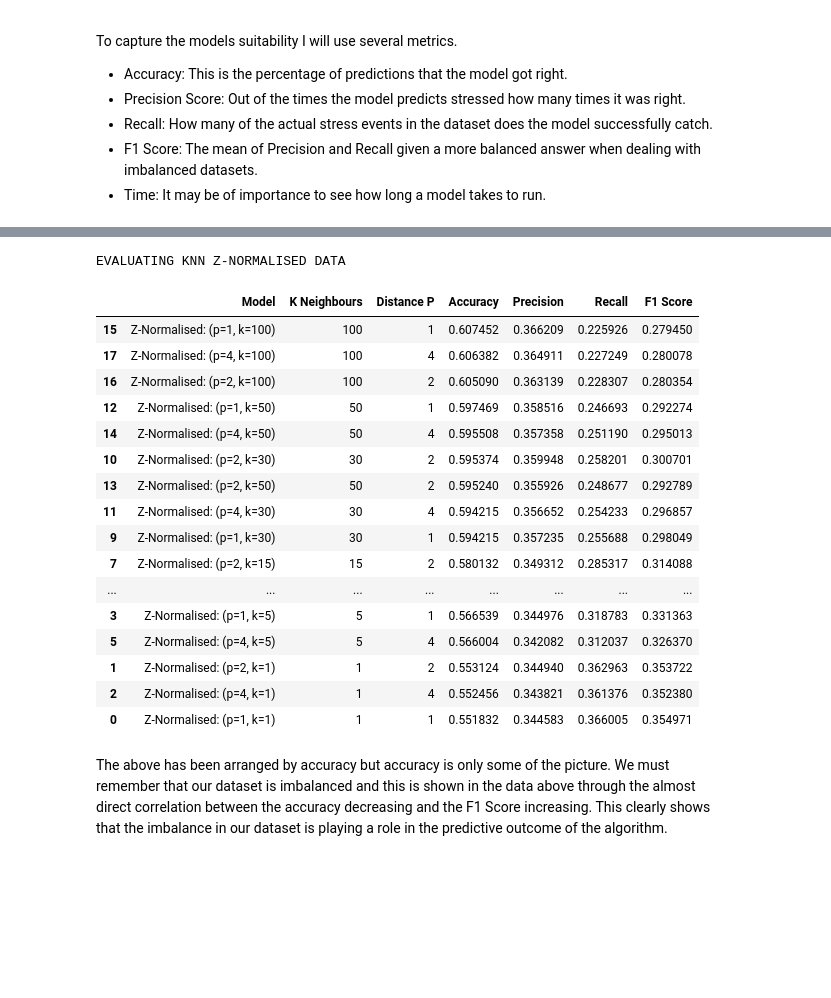
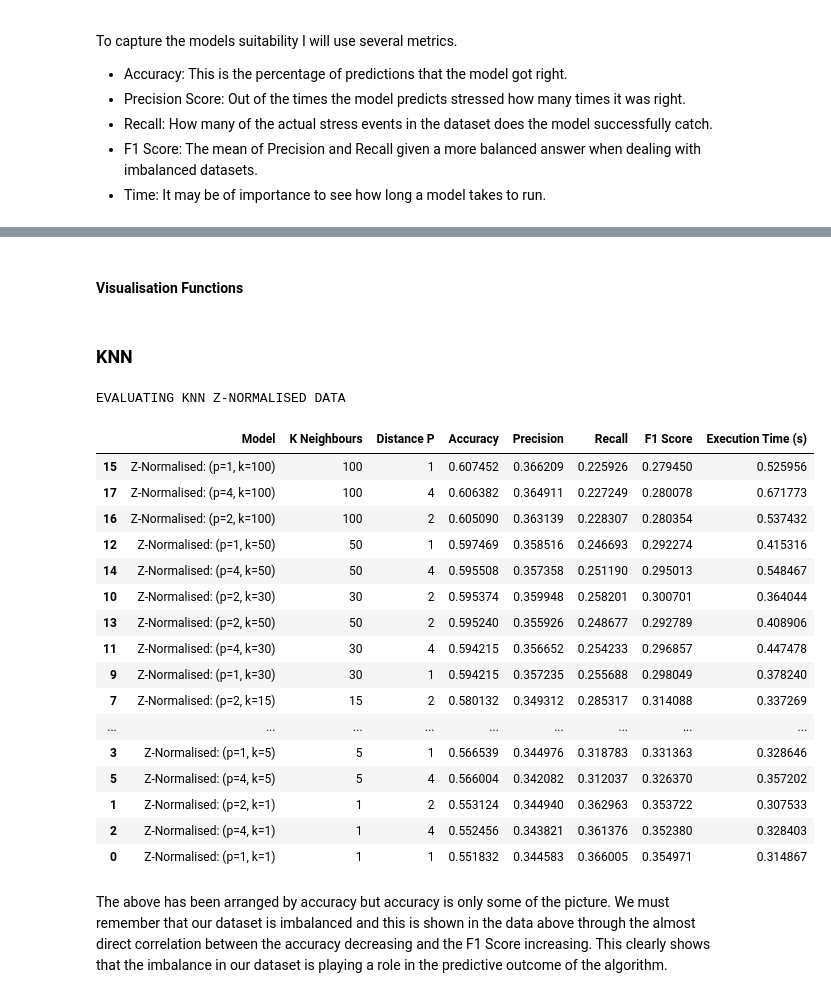
Before and after one commit to jackjulianhickey/machine_learning, a Jupyter notebook: src/assignment_01.ipynb, the cells around one changed output, grey strips where cells are left out. Saved outputs shown, nothing was run; the diff lists cells and outputs as text; code cells hidden in the pictures; blank space fills up the shorter version.

```diff
--- a/src/assignment_01.ipynb
+++ b/src/assignment_01.ipynb
@@ -254,3 +261,5 @@ def knn_evaluate(model_details, num_neighbours=[1, 5, 15, 30, 50, 100], distance
             res['Distance P'] = p
             knn_results_list.append(res)
     return knn_results_list
+# %% [markdown]
+#### Visualisation Functions
@@ -257,30 +348,32 @@ def knn_evaluate(model_details, num_neighbours=[1, 5, 15, 30, 50, 100], distance
+# %% [markdown]
+### KNN
 # %%
 z_normalised_knn_results_list = knn_evaluate("Z-Normalised")
 
 print("EVALUATING KNN Z-NORMALISED DATA")
 z_normalised_knn_results_df = pd.DataFrame(z_normalised_knn_results_list)
 
 display(z_normalised_knn_results_df.sort_values(by='Accuracy', ascending=False)[
-    ['Model', 'K Neighbours', 'Distance P','Accuracy', 'Precision', 'Recall', 'F1 Score']
+    ['Model', 'K Neighbours', 'Distance P','Accuracy', 'Precision', 'Recall', 'F1 Score', 'Execution Time (s)']
 ])
 # %% [output]
 EVALUATING KNN Z-NORMALISED DATA
-|  | Model | K Neighbours | Distance P | Accuracy | Precision | Recall | F1 Score |
-| 15 | Z-Normalised: (p=1, k=100) | 100 | 1 | 0.607452 | 0.366209 | 0.225926 | 0.279450 |
-| 17 | Z-Normalised: (p=4, k=100) | 100 | 4 | 0.606382 | 0.364911 | 0.227249 | 0.280078 |
-| 16 | Z-Normalised: (p=2, k=100) | 100 | 2 | 0.605090 | 0.363139 | 0.228307 | 0.280354 |
-| 12 | Z-Normalised: (p=1, k=50) | 50 | 1 | 0.597469 | 0.358516 | 0.246693 | 0.292274 |
-| 14 | Z-Normalised: (p=4, k=50) | 50 | 4 | 0.595508 | 0.357358 | 0.251190 | 0.295013 |
-| 10 | Z-Normalised: (p=2, k=30) | 30 | 2 | 0.595374 | 0.359948 | 0.258201 | 0.300701 |
-| 13 | Z-Normalised: (p=2, k=50) | 50 | 2 | 0.595240 | 0.355926 | 0.248677 | 0.292789 |
-| 11 | Z-Normalised: (p=4, k=30) | 30 | 4 | 0.594215 | 0.356652 | 0.254233 | 0.296857 |
-| 9 | Z-Normalised: (p=1, k=30) | 30 | 1 | 0.594215 | 0.357235 | 0.255688 | 0.298049 |
-| 7 | Z-Normalised: (p=2, k=15) | 15 | 2 | 0.580132 | 0.349312 | 0.285317 | 0.314088 |
-| ... | ... | ... | ... | ... | ... | ... | ... |
-| 3 | Z-Normalised: (p=1, k=5) | 5 | 1 | 0.566539 | 0.344976 | 0.318783 | 0.331363 |
-| 5 | Z-Normalised: (p=4, k=5) | 5 | 4 | 0.566004 | 0.342082 | 0.312037 | 0.326370 |
-| 1 | Z-Normalised: (p=2, k=1) | 1 | 2 | 0.553124 | 0.344940 | 0.362963 | 0.353722 |
-| 2 | Z-Normalised: (p=4, k=1) | 1 | 4 | 0.552456 | 0.343821 | 0.361376 | 0.352380 |
-| 0 | Z-Normalised: (p=1, k=1) | 1 | 1 | 0.551832 | 0.344583 | 0.366005 | 0.354971 |
+|  | Model | K Neighbours | Distance P | Accuracy | Precision | Recall | F1 Score | Execution Time (s) |
+| 15 | Z-Normalised: (p=1, k=100) | 100 | 1 | 0.607452 | 0.366209 | 0.225926 | 0.279450 | 0.525956 |
+| 17 | Z-Normalised: (p=4, k=100) | 100 | 4 | 0.606382 | 0.364911 | 0.227249 | 0.280078 | 0.671773 |
+| 16 | Z-Normalised: (p=2, k=100) | 100 | 2 | 0.605090 | 0.363139 | 0.228307 | 0.280354 | 0.537432 |
+| 12 | Z-Normalised: (p=1, k=50) | 50 | 1 | 0.597469 | 0.358516 | 0.246693 | 0.292274 | 0.415316 |
+| 14 | Z-Normalised: (p=4, k=50) | 50 | 4 | 0.595508 | 0.357358 | 0.251190 | 0.295013 | 0.548467 |
+| 10 | Z-Normalised: (p=2, k=30) | 30 | 2 | 0.595374 | 0.359948 | 0.258201 | 0.300701 | 0.364044 |
+| 13 | Z-Normalised: (p=2, k=50) | 50 | 2 | 0.595240 | 0.355926 | 0.248677 | 0.292789 | 0.408906 |
+| 11 | Z-Normalised: (p=4, k=30) | 30 | 4 | 0.594215 | 0.356652 | 0.254233 | 0.296857 | 0.447478 |
+| 9 | Z-Normalised: (p=1, k=30) | 30 | 1 | 0.594215 | 0.357235 | 0.255688 | 0.298049 | 0.378240 |
+| 7 | Z-Normalised: (p=2, k=15) | 15 | 2 | 0.580132 | 0.349312 | 0.285317 | 0.314088 | 0.337269 |
+| ... | ... | ... | ... | ... | ... | ... | ... | ... |
+| 3 | Z-Normalised: (p=1, k=5) | 5 | 1 | 0.566539 | 0.344976 | 0.318783 | 0.331363 | 0.328646 |
+| 5 | Z-Normalised: (p=4, k=5) | 5 | 4 | 0.566004 | 0.342082 | 0.312037 | 0.326370 | 0.357202 |
+| 1 | Z-Normalised: (p=2, k=1) | 1 | 2 | 0.553124 | 0.344940 | 0.362963 | 0.353722 | 0.307533 |
+| 2 | Z-Normalised: (p=4, k=1) | 1 | 4 | 0.552456 | 0.343821 | 0.361376 | 0.352380 | 0.328403 |
+| 0 | Z-Normalised: (p=1, k=1) | 1 | 1 | 0.551832 | 0.344583 | 0.366005 | 0.354971 | 0.314867 |
 # %% [markdown]
 The above has been arranged by accuracy but accuracy is only some of the picture. We must remember that our dataset is imbalanced and this is shown in the data above through the almost direct correlation between the accuracy decreasing and the F1 Score increasing. This clearly shows that the imbalance in our dataset is playing a role in the predictive outcome of the algorithm.
```
Also changed, not shown: parts of 21 cells of this notebook, 2 other files.
